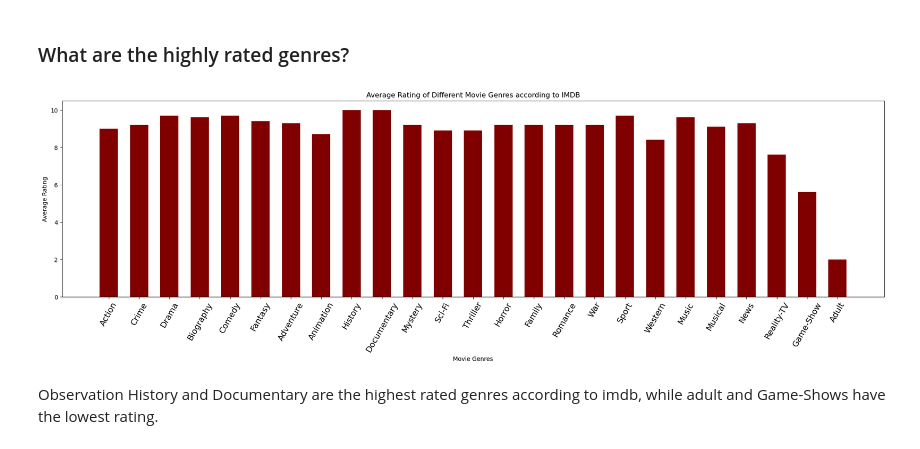
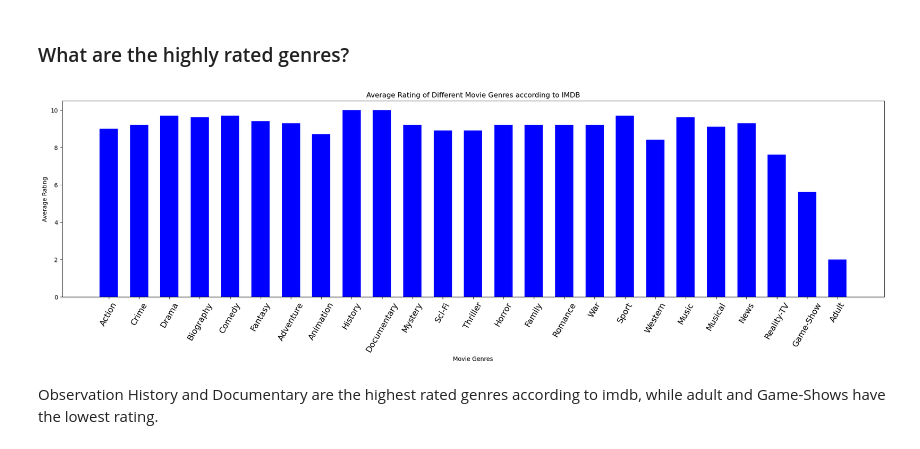
Before and after one commit to Collinskanyiri/DSC-Phase-1-project, a Jupyter notebook: student.ipynb, the cells around one changed output. Saved outputs shown, nothing was run; the diff lists cells and outputs as text; code cells hidden in the pictures.

```diff
--- a/student.ipynb
+++ b/student.ipynb
@@ -1007,27 +1007,27 @@ df.head()
 # %%
 # Plot a bar graph with genres and averagerating as the variables
 
 plt.data = imdb
 x = imdb['genre']
 y = imdb['averagerating']
 
 
 #We plot the graph using the above data
 plt.figure(figsize = (25,6))
 
 # Use the bar() function to create a plot using the above values of x,y
 # creating the bar plot
-plt.bar(x, y, color ='maroon',
+plt.bar(x, y, color ='blue',
         width = 0.6)
 
 
 plt.xlabel("Movie Genres")
 plt.ylabel("Average Rating")
 plt.title("Average Rating of Different Movie Genres according to IMDB")
 plt.xticks(rotation = 60,fontsize=14)
 plt.show()
 # %% [output]
-[figure, old version]
+[figure, new version]
 # %% [markdown]
 Observation
 History and Documentary are the highest rated genres according to imdb, while adult and Game-Shows have the lowest rating.
```
Also changed, not shown: parts of 1 cell of this notebook.
